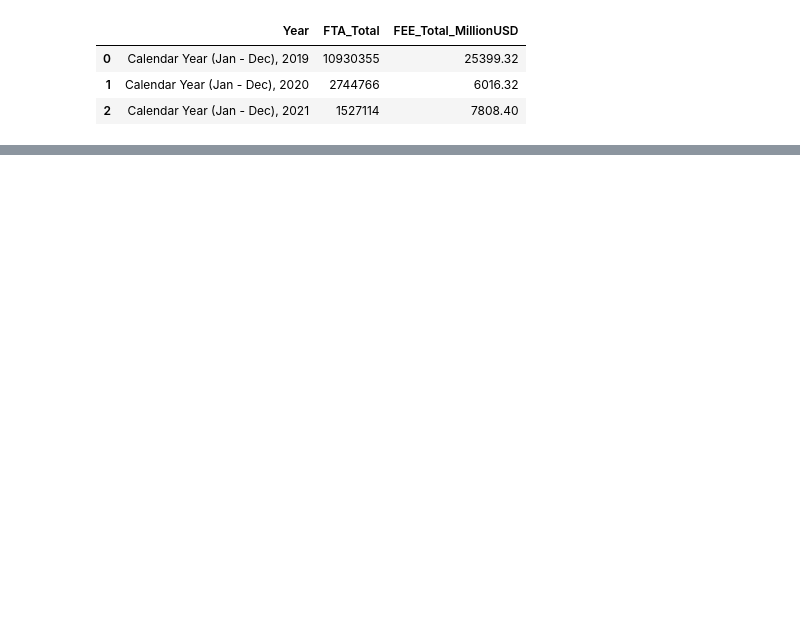
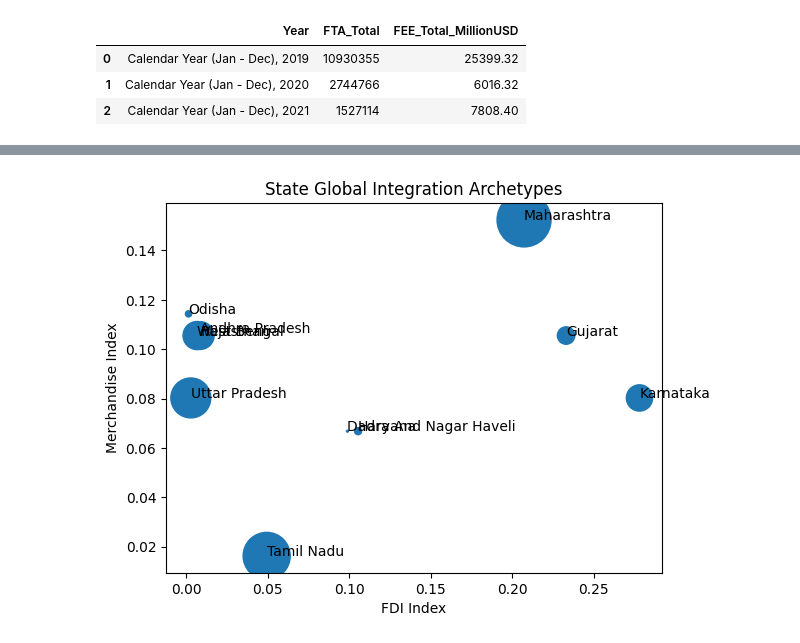
Before and after one commit to NicoleAki/NDAP-Project, a Jupyter notebook: project.ipynb, the cells around one changed output, grey strips where cells are left out. Cells and saved outputs as stored; diff of their text form; code cells hidden in the pictures; blank space fills up the shorter version.

Commit message:
Notebook Update 3 , GII and Archetype Labeled datasets

```diff
--- a/project.ipynb
+++ b/project.ipynb
@@ -453,0 +618,4 @@ fta_fee_full.head()'''
+# %%
+#average across years
+cluster_df = final_df.groupby("State")[['Merch_Index','FDI_Index','Tourism_Index']].mean().reset_index()
+cluster_df.head()
@@ -453,0 +634,5 @@ fta_fee_full.head()'''
+# %%
+from sklearn.cluster import KMeans
+
+kmeans = KMeans(n_clusters=4, random_state=42)
+cluster_df['Cluster'] = kmeans.fit_predict(X_scaled)
@@ -453,0 +653,19 @@ fta_fee_full.head()'''
+# %%
+#assign labels
+def label_cluster(row):
+    if row['FDI_Index'] > row['Merch_Index'] and row['FDI_Index'] > row['Tourism_Index']:
+        return "FDI-Driven Hub"
+
+    elif row['Tourism_Index'] > row['FDI_Index'] and row['Tourism_Index'] > row['Merch_Index']:
+        return "Tourism-Led Economy"
+
+    elif row['Merch_Index'] > row['FDI_Index'] and row['Merch_Index'] > row['Tourism_Index']:
+        return "Export-Oriented State"
+
+    else:
+        return "Balanced / Emerging"
+
+cluster_df['Archetype'] = cluster_df.apply(label_cluster, axis=1)
+#cluster_df = cluster_df.drop(columns=['Cluster_y'])
+cluster_df = cluster_df.rename(columns={'Cluster_x': 'Cluster_assigned'})
+cluster_df.head(11)
@@ -453,0 +688,19 @@ fta_fee_full.head()'''
+# %%
+import matplotlib.pyplot as plt
+
+plt.scatter(
+    cluster_df['FDI_Index'],
+    cluster_df['Merch_Index'],
+    s=cluster_df['Tourism_Index']*5000
+)
+
+plt.xlabel("FDI Index")
+plt.ylabel("Merchandise Index")
+plt.title("State Global Integration Archetypes")
+
+for i, txt in enumerate(cluster_df['State']):
+    plt.annotate(txt, (cluster_df['FDI_Index'][i], cluster_df['Merch_Index'][i]))
+
+plt.show()
+# %% [output]
+[figure, added]
```
Also changed, not shown: parts of 11 cells of this notebook, 4 other files.
